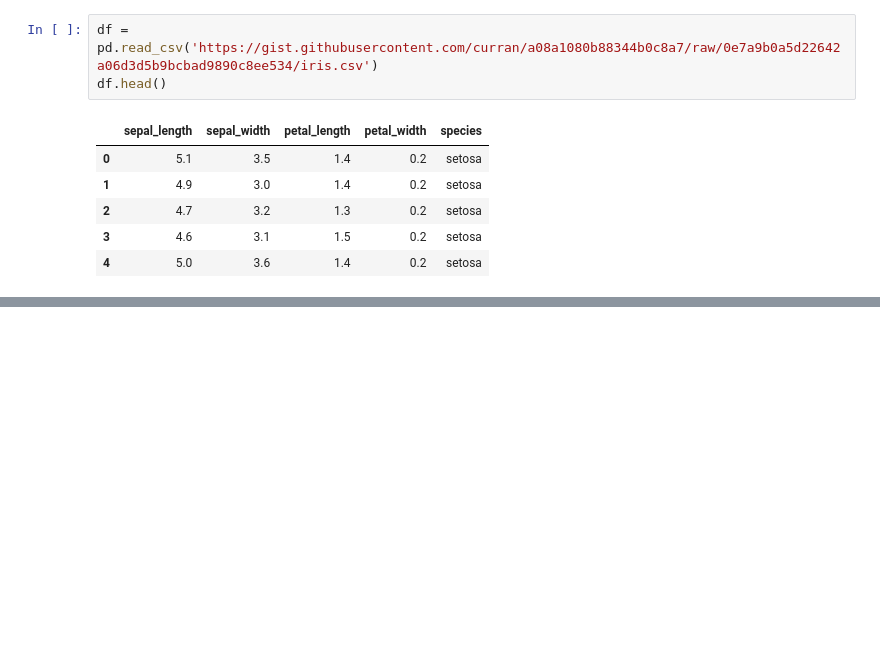
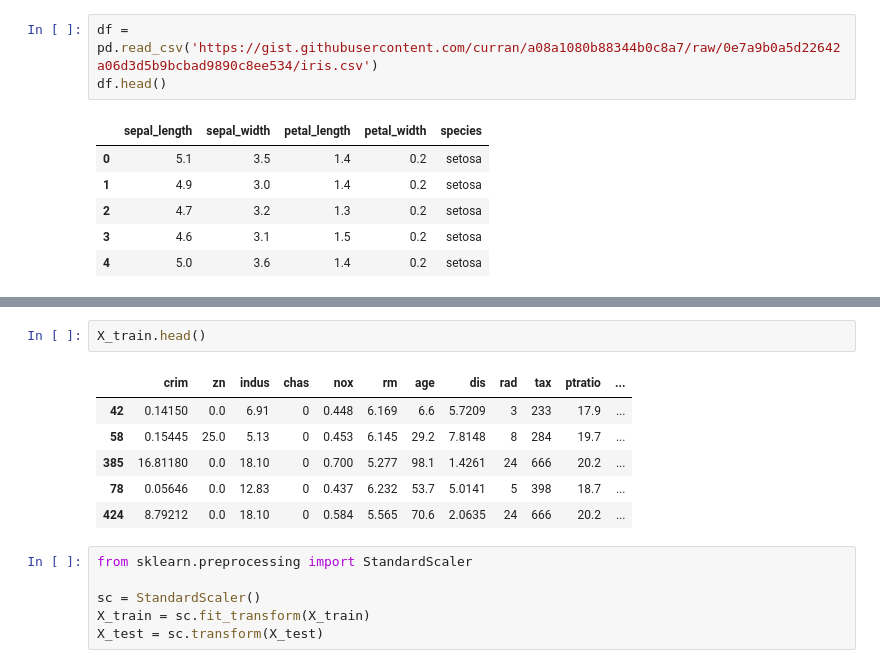
Before and after one commit to surajksharma7/Data-Science, a Jupyter notebook: 26 week/Untitled.ipynb, the cells around one changed output, grey strips where cells are left out. Drawn from its saved outputs; the diff is of its cells as text; blank space fills up the shorter version.

```diff
--- a/26 week/Untitled.ipynb
+++ b/26 week/Untitled.ipynb
@@ -54,0 +111,15 @@ conda install -c conda-forge mlxtend
+# %%
+X_train.head()
+# %% [output]
+|  | crim | zn | indus | chas | nox | rm | age | dis | rad | tax | ptratio | ... |
+| 42 | 0.14150 | 0.0 | 6.91 | 0 | 0.448 | 6.169 | 6.6 | 5.7209 | 3 | 233 | 17.9 | ... |
+| 58 | 0.15445 | 25.0 | 5.13 | 0 | 0.453 | 6.145 | 29.2 | 7.8148 | 8 | 284 | 19.7 | ... |
+| 385 | 16.81180 | 0.0 | 18.10 | 0 | 0.700 | 5.277 | 98.1 | 1.4261 | 24 | 666 | 20.2 | ... |
+| 78 | 0.05646 | 0.0 | 12.83 | 0 | 0.437 | 6.232 | 53.7 | 5.0141 | 5 | 398 | 18.7 | ... |
+| 424 | 8.79212 | 0.0 | 18.10 | 0 | 0.584 | 5.565 | 70.6 | 2.0635 | 24 | 666 | 20.2 | ... |
+# %%
+from sklearn.preprocessing import StandardScaler
+
+sc = StandardScaler()
+X_train = sc.fit_transform(X_train)
+X_test = sc.transform(X_test)
```
Also changed, not shown: parts of 17 cells of this notebook, 3 other files.
